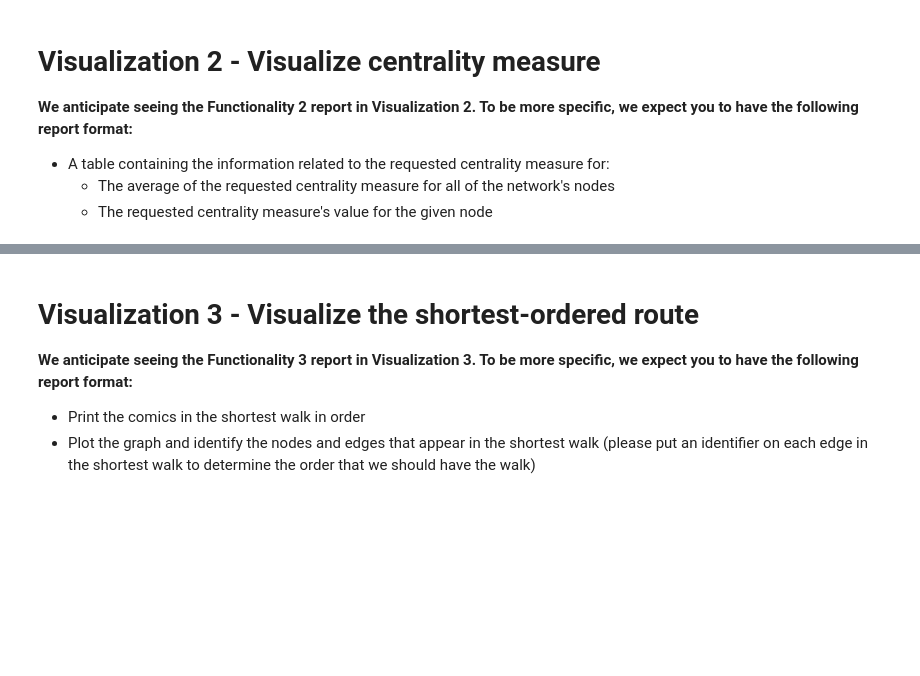
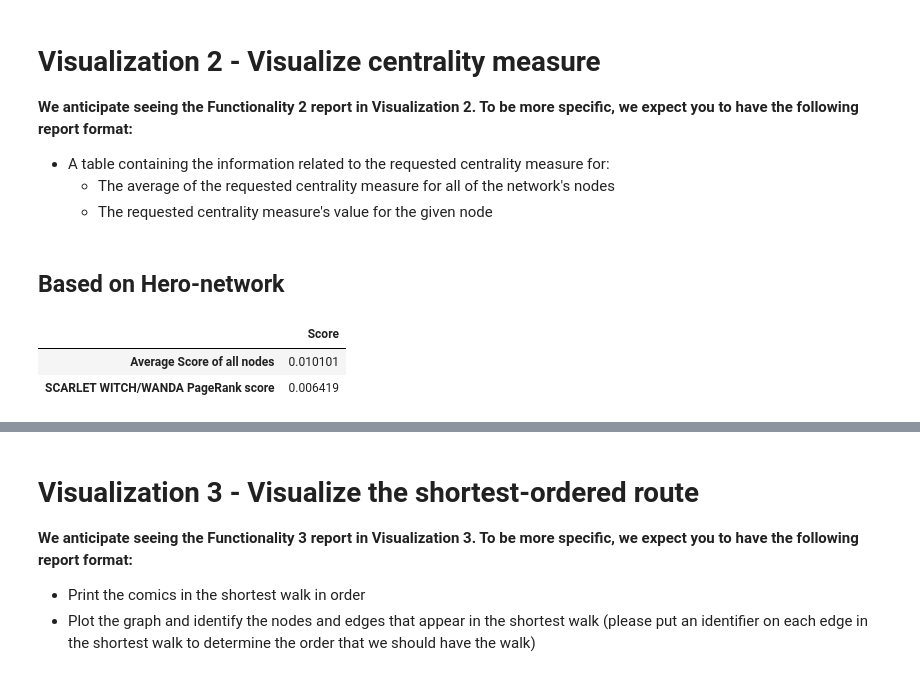
Before and after one commit to GiacomoBelliniStudent/ADM-HW5, a Jupyter notebook: main.ipynb, the cells around one changed output, grey strips where cells are left out. Drawn from its saved outputs; the diff is of its cells as text; code cells hidden in the pictures; blank space fills up the shorter version.

```diff
--- a/main.ipynb
+++ b/main.ipynb
@@ -630,3 +711,23 @@ Network degree distro:
  - A table containing the information related to the requested centrality measure for:
     - The average of the requested centrality measure for all of the network's nodes
     - The requested centrality measure's value for the given node
+# %% [markdown]
+## Based on Hero-network
+# %%
+##Different choices of the paramters
+node='SCARLET WITCH/WANDA'
+score='PageRank'
+top_N=100
+Graph=G1
+##Getting the score for the network and the requested node
+score_all,score_requested=top_N_superheroes(Graph,node,score,top_N)
+### Putting them in to table
+metric_dict={}
+metric_dict['Average Score of all nodes']=sum(list(score_all.values()))/len(list(score_all.values()))
+metric_dict[node+' '+ score + ' score']=score_requested
+df=pd.DataFrame.from_dict(metric_dict,orient='index',columns=['Score'])
+df
+# %% [output]
+|  | Score |
+| Average Score of all nodes | 0.010101 |
+| SCARLET WITCH/WANDA PageRank score | 0.006419 |
```
Also changed, not shown: parts of 23 cells of this notebook.
